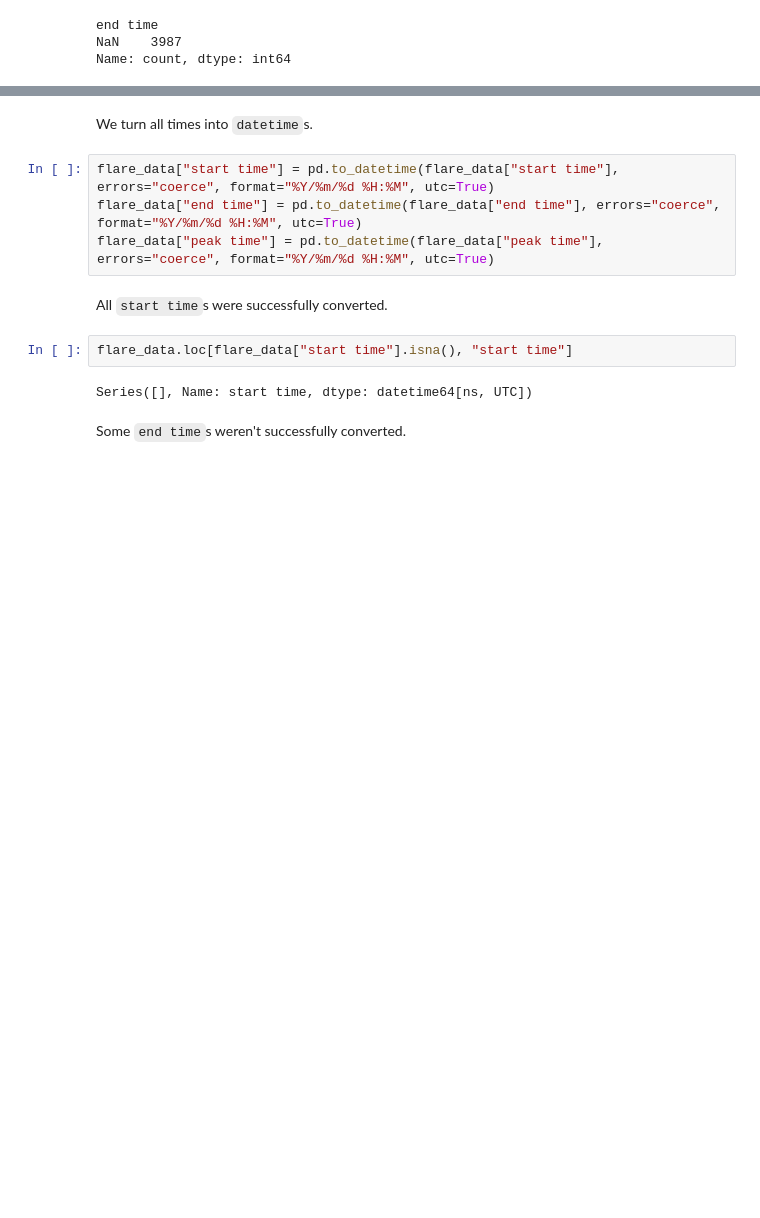
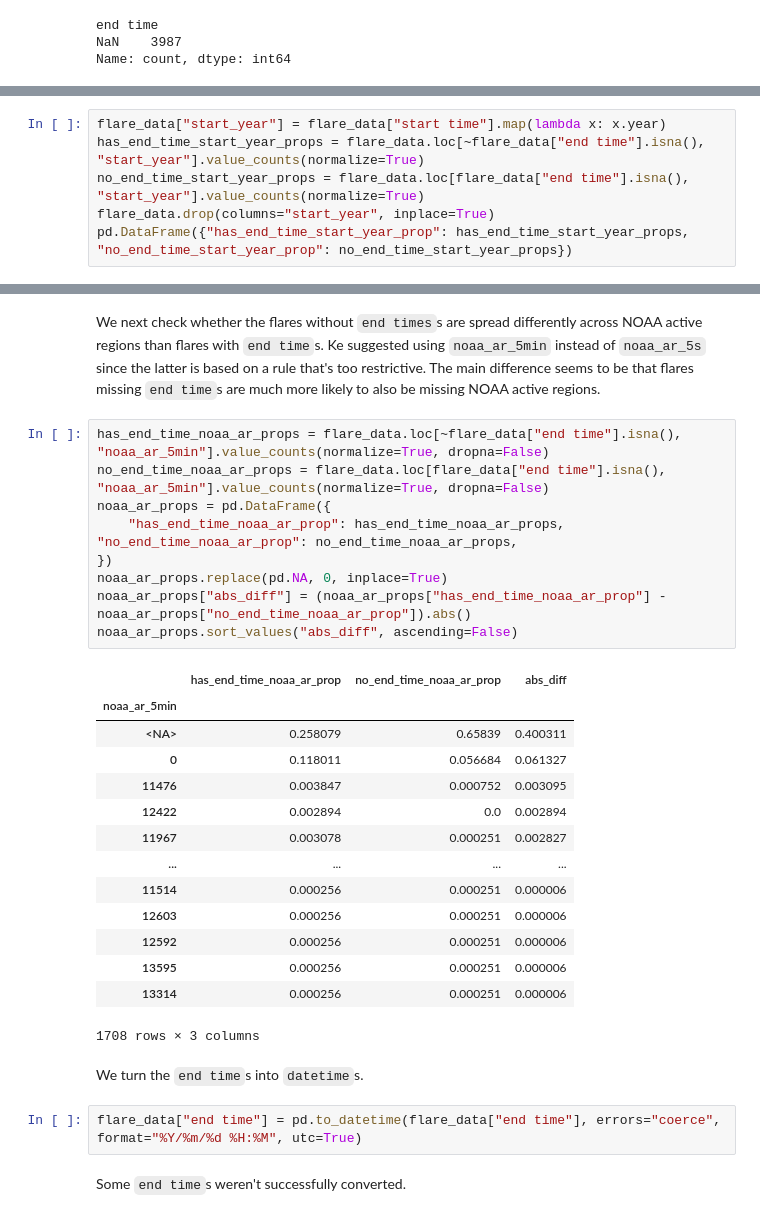
Before and after one commit to victorverma/xray_flux_forecasting, a Jupyter notebook: notebooks/process_flare_data.ipynb, the cells around one changed output, grey strips where cells are left out. Drawn from its saved outputs; the diff is of its cells as text; blank space fills up the shorter version.

Commit message:
Investigate flare end time missingness

```diff
--- a/notebooks/process_flare_data.ipynb
+++ b/notebooks/process_flare_data.ipynb
@@ -222,0 +257,6 @@ Series([], Name: peak time, dtype: object)
+# %%
+flare_data["start_year"] = flare_data["start time"].map(lambda x: x.year)
+has_end_time_start_year_props = flare_data.loc[~flare_data["end time"].isna(), "start_year"].value_counts(normalize=True)
+no_end_time_start_year_props = flare_data.loc[flare_data["end time"].isna(), "start_year"].value_counts(normalize=True)
+flare_data.drop(columns="start_year", inplace=True)
+pd.DataFrame({"has_end_time_start_year_prop": has_end_time_start_year_props, "no_end_time_start_year_prop": no_end_time_start_year_props})
@@ -223,15 +281,33 @@ Series([], Name: peak time, dtype: object)
+# %% [markdown]
+We next check whether the flares without `end times`s are spread differently across NOAA active regions than flares with `end time`s. Ke suggested using `noaa_ar_5min` instead of `noaa_ar_5s` since the latter is based on a rule that's too restrictive. The main difference seems to be that flares missing `end time`s are much more likely to also be missing NOAA active regions.
+# %%
+has_end_time_noaa_ar_props = flare_data.loc[~flare_data["end time"].isna(), "noaa_ar_5min"].value_counts(normalize=True, dropna=False)
+no_end_time_noaa_ar_props = flare_data.loc[flare_data["end time"].isna(), "noaa_ar_5min"].value_counts(normalize=True, dropna=False)
+noaa_ar_props = pd.DataFrame({
+    "has_end_time_noaa_ar_prop": has_end_time_noaa_ar_props, "no_end_time_noaa_ar_prop": no_end_time_noaa_ar_props,
+})
+noaa_ar_props.replace(pd.NA, 0, inplace=True)
+noaa_ar_props["abs_diff"] = (noaa_ar_props["has_end_time_noaa_ar_prop"] - noaa_ar_props["no_end_time_noaa_ar_prop"]).abs()
+noaa_ar_props.sort_values("abs_diff", ascending=False)
+# %% [output]
+|  | has_end_time_noaa_ar_prop | no_end_time_noaa_ar_prop | abs_diff |
+| noaa_ar_5min |  |  |  |
+| <NA> | 0.258079 | 0.65839 | 0.400311 |
+| 0 | 0.118011 | 0.056684 | 0.061327 |
+| 11476 | 0.003847 | 0.000752 | 0.003095 |
+| 12422 | 0.002894 | 0.0 | 0.002894 |
+| 11967 | 0.003078 | 0.000251 | 0.002827 |
+| ... | ... | ... | ... |
+| 11514 | 0.000256 | 0.000251 | 0.000006 |
+| 12603 | 0.000256 | 0.000251 | 0.000006 |
+| 12592 | 0.000256 | 0.000251 | 0.000006 |
+| 13595 | 0.000256 | 0.000251 | 0.000006 |
+| 13314 | 0.000256 | 0.000251 | 0.000006 |
+1708 rows × 3 columns
 # %% [markdown]
-We turn all times into `datetime`s.
+We turn the `end time`s into `datetime`s.
 # %%
-flare_data["start time"] = pd.to_datetime(flare_data["start time"], errors="coerce", format="%Y/%m/%d %H:%M", utc=True)
 flare_data["end time"] = pd.to_datetime(flare_data["end time"], errors="coerce", format="%Y/%m/%d %H:%M", utc=True)
-flare_data["peak time"] = pd.to_datetime(flare_data["peak time"], errors="coerce", format="%Y/%m/%d %H:%M", utc=True)
-# %% [markdown]
-All `start time`s were successfully converted.
-# %%
-flare_data.loc[flare_data["start time"].isna(), "start time"]
-# %% [output]
-Series([], Name: start time, dtype: datetime64[ns, UTC])
 # %% [markdown]
 Some `end time`s weren't successfully converted.
 # %%
```
Also changed, not shown: parts of 18 cells of this notebook.
